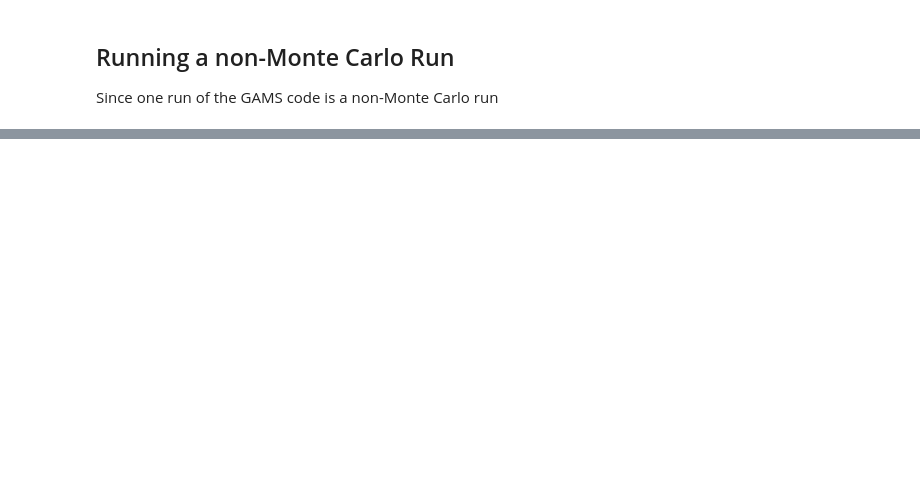
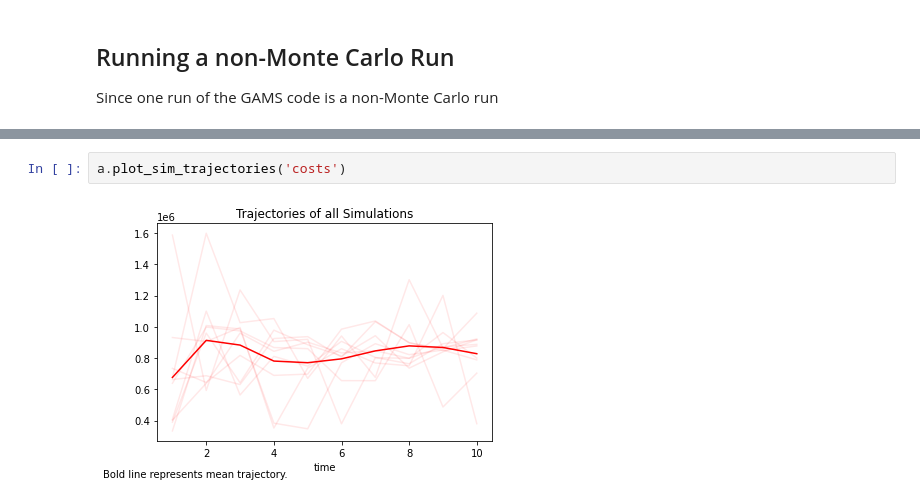
Before and after one commit to minimod-nutrition/minimod, a Jupyter notebook: Optimization Work/Monte Carlo Test/gams_monte_carlo_test.ipynb, the cells around one changed output, grey strips where cells are left out. Cells and saved outputs as stored; diff of their text form; blank space fills up the shorter version.

```diff
--- a/Optimization Work/Monte Carlo Test/gams_monte_carlo_test.ipynb
+++ b/Optimization Work/Monte Carlo Test/gams_monte_carlo_test.ipynb
@@ -416,0 +944,4 @@ a.plot_sim_trajectories(save = 'sim_traj.png')
+# %%
+a.plot_sim_trajectories('costs')
+# %% [output]
+[figure, added]
```
Also changed, not shown: parts of 23 cells of this notebook, 26 other files.
